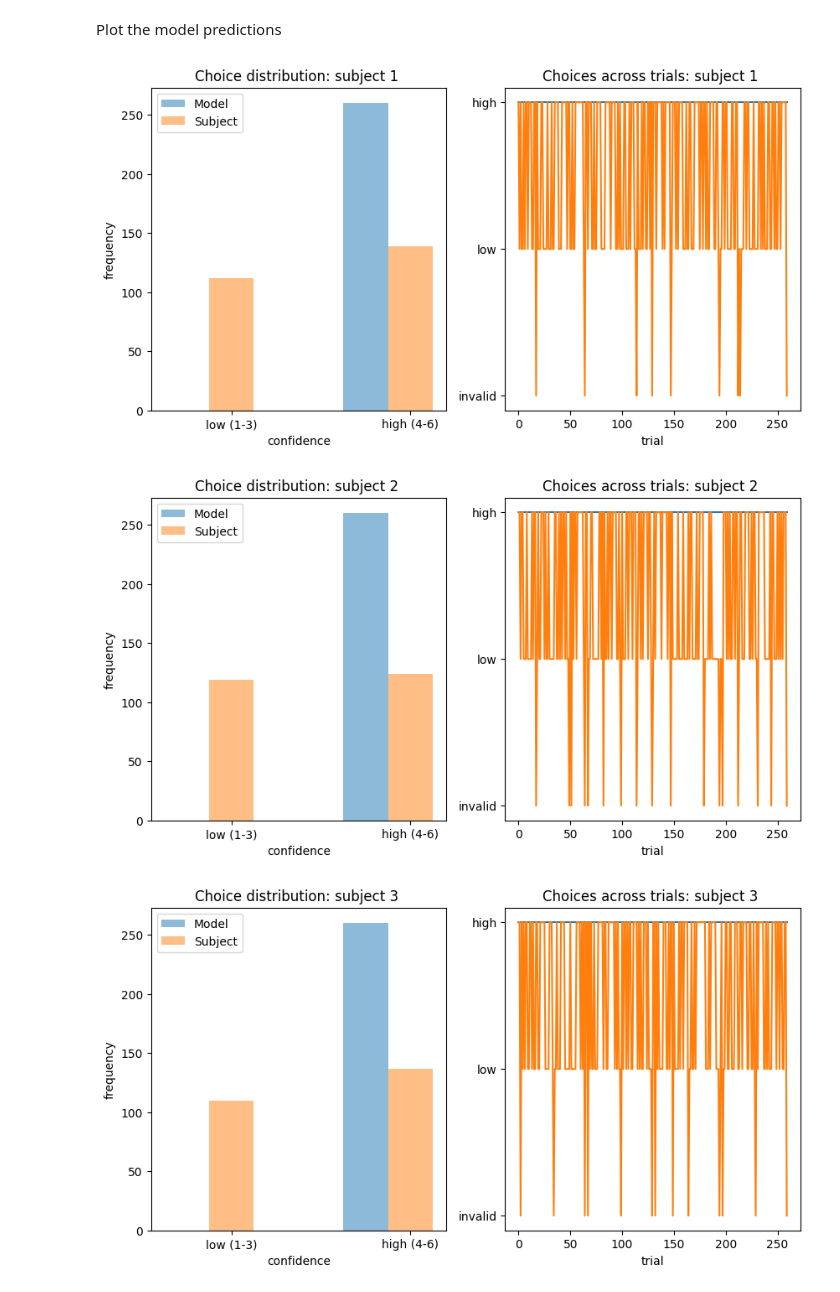
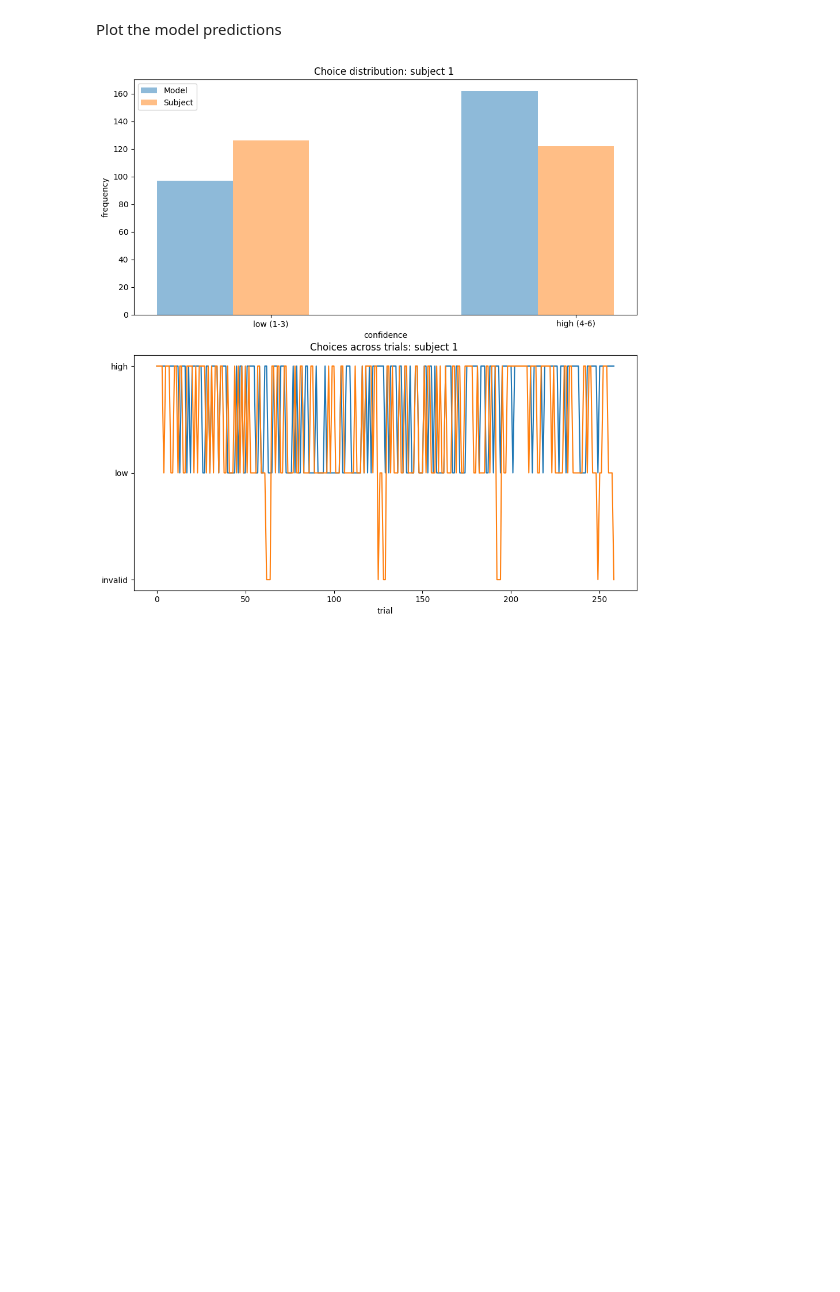
Before and after one commit to meikeoschmann/disRNN-conf-match, a Jupyter notebook: CogModelingRNNsTutorial/DisentangledRNNs_Meike.ipynb, the cells around one changed output. Drawn from its saved outputs; the diff is of its cells as text; code cells hidden in the pictures; blank space fills up the shorter version.

```diff
--- a/CogModelingRNNsTutorial/DisentangledRNNs_Meike.ipynb
+++ b/CogModelingRNNsTutorial/DisentangledRNNs_Meike.ipynb
@@ -42,7 +42,7 @@ df['Preport_rescaled'] = (df['Preport'] - 1) / 5
 
 #features = ['trial', 'theta', 'Preport', 'Pacc', 'Schoice', 'Sacc', 'select', 'Reward', 'Sreport']
 #features = ['theta', 'Preport_rescaled', 'Pacc', 'Schoice', 'Sacc', 'select', 'Reward', 'Sreport_rescaled']
-features = ['block', 'type', 'theta', 'theta_next', 'Pconfidence', 'Pacc', 'Schoice', 'Sacc', 'Sacc_next', 'select', 'Reward', 'Sconfidence']
+features = ['block', 'type', 'theta', 'Pconfidence', 'Pacc', 'Schoice', 'Sacc', 'select', 'Reward', 'Sconfidence']
 
 # Create target: for a given index in df, find the next index that has the same value for df['type'] and add df['Sconfidence'] of that index to the target
 
@@ -105,9 +88,9 @@ df
 # %%
 batch_size = None
 tr = 4 # where to split between train and test set when not doing LOOCV
-LOOCV = False # set to true if you want to do leave-one-out cross validation
-leave_out_idx = 2 # index of the subject to leave out
-block_dim = True
+LOOCV = True # set to true if you want to do leave-one-out cross validation
+leave_out_idx = 3 # index of the subject to leave out
+block_dim = False
 
 if block_dim:
 
@@ -137,12 +120,12 @@ if block_dim:
     xsTrain = np.delete(xsTrain, leave_out_idx, axis=2)
     ysTrain = np.delete(ysTrain, leave_out_idx, axis=2)
 
+
     train = DatasetRNN(xsTrain, ysTrain, batch_size)
     test = DatasetRNN(xsTest, ysTest, batch_size)
 
 
 elif LOOCV:
-    #target_size = df['Sreport_rescaled'].unique().size
     target_size = df['Sconfidence'].unique().size
     n_subjects = df['subject'].unique().size
     n_trials = int(len(df) / n_subjects)
@@ -156,7 +139,6 @@ elif LOOCV:
 
     for i, subject in enumerate(np.sort(df['subject'].unique())):
         xsTrain[:, i, :] = df[df['subject'] == subject][features].values
-        #ysTrain[:, i, :] = df[df['subject'] == subject][target].values
 
     # reshape target to fit the shape of ysTrain
     ysTrain = np.array(target).reshape(n_trials, n_subjects, 1, order='F')
@@ -172,24 +154,19 @@ elif LOOCV:
     n_subjects -= 1
 
     # division between blocks
-    border = int(n_trials / len(df['block'].unique()))
-    indices_xsTrain = np.arange(0, n_blocks * border, border)
-    indices_ysTrain = np.arange(border, n_blocks * border, border)
+    border = int(n_trials / len(df['block'].unique())) # number of trials per block
+    indices = np.arange(border, n_blocks * border, border)
 
-    # Add a dummy input at the beginning of each block. First step has a target but no input
-    xsTrain_padded_LOOCV = np.insert(xsTrain, indices_xsTrain, np.zeros((1, n_subjects, features_number)), axis=0)
-    xsTest_padded_LOOCV = np.insert(xsTest, indices_xsTrain, np.zeros((1, 1, features_number)), axis=0)
-
-    # Add a dummy target at the end of each block. Last step has input but no target
-    ysTrain_padded_LOOCV  = np.insert(ysTrain, indices_ysTrain, -1*np.ones((1, n_subjects, 1)), axis=0)
-    ysTest_padded_LOOCV = np.insert(ysTest, indices_ysTrain, -1*np.ones((1, 1, 1)), axis=0)
-
-    # np.insert inserts before given idx, so the last row we need to append manually
-    ysTrain_padded_LOOCV = np.concatenate((ysTrain_padded_LOOCV, -1*np.ones((1,n_subjects,1))), axis=0)
-    ysTest_padded_LOOCV = np.concatenate((ysTest_padded_LOOCV, -1*np.ones((1,1,1))), axis=0)
+    # Add a dummy between the blocks
+    xsTrain_padded_LOOCV = np.insert(xsTrain, indices, np.zeros((1, n_subjects, features_number)), axis=0)
+    xsTest_padded_LOOCV = np.insert(xsTest, indices, np.zeros((1, 1, features_number)), axis=0)
+    # The targets already contain -1s, but we need to add one more to seperate the blocks
+    ysTrain_padded_LOOCV  = np.insert(ysTrain, indices, -1*np.ones((1, n_subjects, 1)), axis=0)
+    ysTest_padded_LOOCV = np.insert(ysTest, indices, -1*np.ones((1, 1, 1)), axis=0)
 
     train = DatasetRNN(xsTrain_padded_LOOCV, ysTrain_padded_LOOCV, batch_size)
     test = DatasetRNN(xsTest_padded_LOOCV, ysTest_padded_LOOCV, batch_size)
+
 
 
 else:
@@ -248,7 +225,7 @@ obs_size = xsTrain.shape[-1]
 # Number of hidden units in each of the two layers of the choice MLP.
 #update_mlp_shape = (5, 5, 5)
 #choice_mlp_shape = (5, 5, 5)
-update_mlp_shape = (12,12,) # input layer: number of features, hidden layer: different number possible but start with 8,8 here
+update_mlp_shape = (10,10,) # input layer: number of features, hidden layer: different number possible but start with 8,8 here
 choice_mlp_shape = (2,)
 
 def make_disrnn():
@@ -368,7 +346,7 @@ Normalized Likelihood: 46.1%
 # %% [markdown]
 ## Plot the choices made by the model and the actual choices.
 # %%
-xs, actual_choices = next(train) # performance for the training set
+xs, actual_choices = next(test) # performance for the training set
 n_trials_per_session, n_subjects = actual_choices.shape[:2]
 model_outputs, model_states = rnn_utils.eval_model(make_disrnn_eval, disrnn_params, xs)
 
@@ -400,43 +370,45 @@ model_outputs.shape, predicted_choices.shape, actual_choices.shape
 # %% [markdown]
 Plot the model predictions
 # %%
+
 for i in range(model_outputs.shape[1]):
 
     model_choice = np.argmax(model_outputs[:, i, :], axis=-1)
     model_counts = (np.sum(model_choice == 0), np.sum(model_choice == 1))
+
     subject_choice = actual_choices[:, i]
     subject_counts = (np.sum(subject_choice == 0), np.sum(subject_choice == 1))
 
     # Plot the distribution of choices for each subject
     labels = ("low (1-3)", "high (4-6)")
     all_choices = {'Model': model_counts, 'Subject': subject_counts}
     x = np.arange(len(labels))  # the label locations
     width = 0.25  # the width of the bars
     multiplier = 0
 
-    fig, ax = plt.subplots(1, 2, figsize=(10, 5))
+    #fig, ax = plt.subplots(1, 2, figsize=(10, 5))
+    fig, ax = plt.subplots(2, 1, figsize = (10, 10))
+    fig.tight_layout(pad=3.0)
 
     for identity, count in all_choices.items():
         offset = width * multiplier
         rects = ax[0].bar(x + offset, count, width, alpha=0.5, label=identity)
         multiplier += 1
 
     ax[0].set_ylabel('frequency')
     ax[0].set_xlabel('confidence')
     ax[0].set_title('Choice distribution: subject {subject} '.format(subject=i+1))
     ax[0].set_xticks(x + width, labels)
     ax[0].legend(loc='upper left')
 
     # Plot the choices across all trials
     ax[1].plot(model_choice, label='Model')
     ax[1].plot(subject_choice, label='Subject')
 
     ax[1].set_xlabel('trial')
     ax[1].set_yticks([-1,0,1], labels=['invalid', 'low', 'high'])
     ax[1].set_title('Choices across trials: subject {subject} '.format(subject=i+1))
 
     plt.show()
 # %% [output]
-[figure, old version]
+[figure, new version]
-[figure, removed]
-[figure, removed]
```
Also changed, not shown: parts of 16 cells of this notebook.
